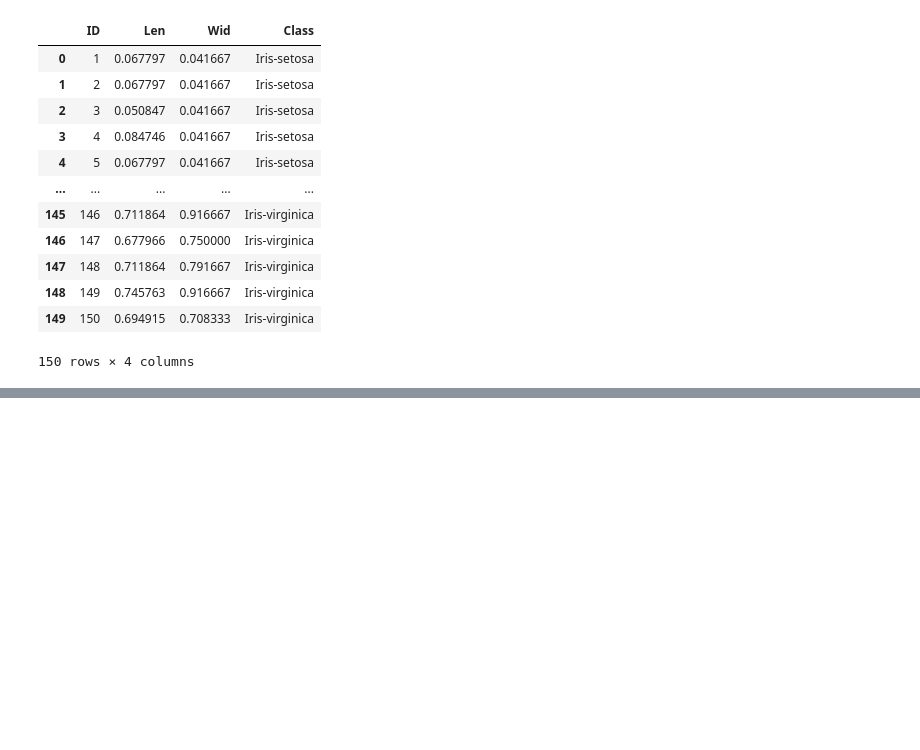
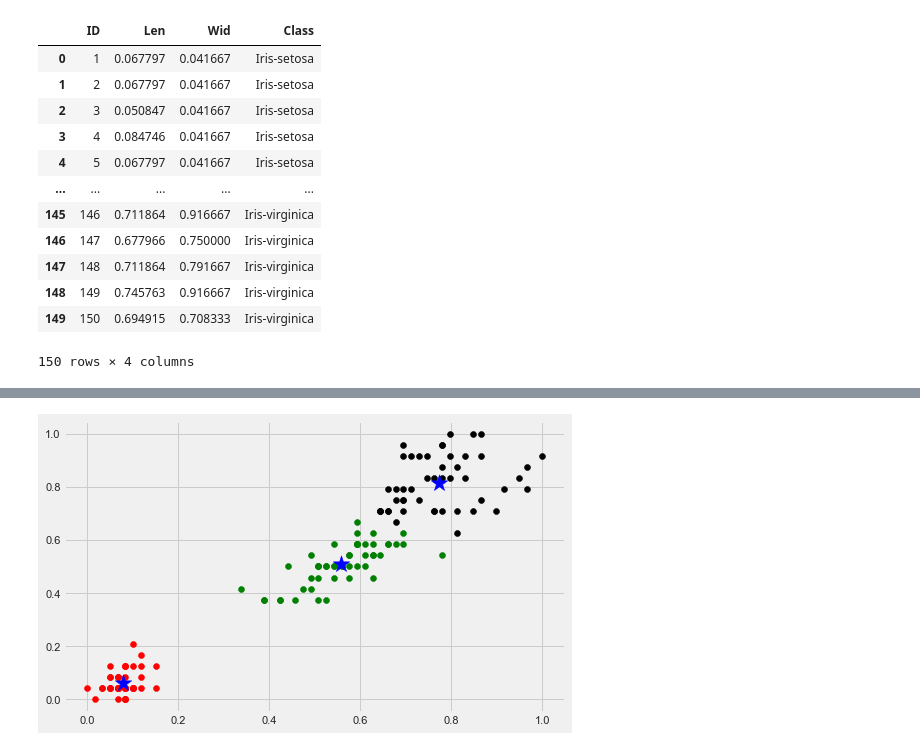
Before and after one commit to loganrane/MachineLearning101, a Jupyter notebook: Projects/KMeans on Iris DataSet.ipynb, the cells around one changed output, grey strips where cells are left out. Cells and saved outputs as stored; diff of their text form; code cells hidden in the pictures; blank space fills up the shorter version.

```diff
--- a/Projects/KMeans on Iris DataSet.ipynb
+++ b/Projects/KMeans on Iris DataSet.ipynb
@@ -84,3 +84,6 @@ df
 150 rows × 4 columns
 # %%
 # Fitting the model by our own intuition
+km = KMeans(n_clusters = 3)
+y_pred = km.fit_predict(df[['Len', 'Wid']])
+y_pred
@@ -86,0 +98,3 @@ df
+# %%
+df['Cluster'] = y_pred
+df.head()
@@ -86,0 +108,17 @@ df
+# %%
+# Making new dataframes for storing the different clusters
+df_1 = df[df['Cluster'] == 0]
+df_2 = df[df['Cluster'] == 1]
+df_3 = df[df['Cluster'] == 2]
+
+# Visualize the clusters
+plt.scatter(df_1.Len, df_1.Wid, color = 'green')
+plt.scatter(df_2.Len, df_2.Wid, color = 'red')
+plt.scatter(df_3.Len, df_3.Wid, color = 'black')
+
+# Mark the centroids too
+plt.scatter(km.cluster_centers_[:, 0], km.cluster_centers_[:, 1], color = 'blue', marker = '*', s = 300)
+
+plt.show()
+# %% [output]
+[figure, added]
```
Also changed, not shown: parts of 2 cells of this notebook.
